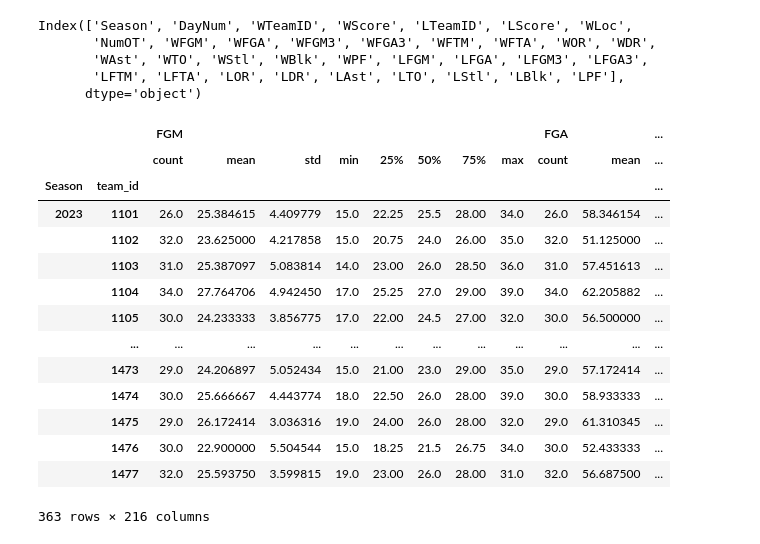
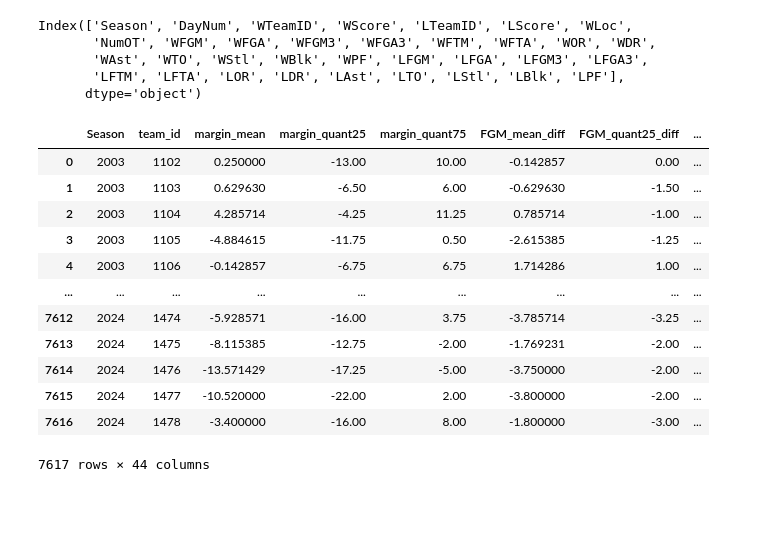
Before and after one commit to taylorlast/march_madness_2024, a Jupyter notebook: src/feature_creation.ipynb, the cells around one changed output. Drawn from its saved outputs; the diff is of its cells as text; code cells hidden in the pictures; blank space fills up the shorter version.

```diff
--- a/src/feature_creation.ipynb
+++ b/src/feature_creation.ipynb
@@ -61,7 +53,7 @@ for k, v in data.items():
     else:
         supplemental_data[k] = v
 # %%
-def get_season_stats(dataset, detailed=False, post_season=False, year=2024):
+def get_season_stats(dataset, detailed=False, post_season=False, year=None):
     # Gets the first letter in dataset
     gender = list(dataset.keys())[0][0]
 
@@ -76,8 +68,8 @@ def get_season_stats(dataset, detailed=False, post_season=False, year=2024):
             df = dataset[f"{gender}NCAATourneyCompactResults"]
         else:
             df = dataset[f"{gender}RegularSeasonCompactResults"]
-
-    df = df[df["Season"] == year]
+    if year is not None:
+        df = df[df["Season"] == year]
     return df, gender
 
 def compute_margins_of_victory(df):
@@ -455,7 +447,7 @@ df_2023, _ = get_season_stats(
     mens_data,
     detailed=True,
     post_season=False,
-    year=2023
+    year=None
 )
 # %%
 def get_team_stats(df):
@@ -476,33 +468,49 @@ def get_team_stats(df):
     lose_df["margin"] = -lose_df["margin"]
 
     teams = pd.concat([win_df, lose_df], axis=0)
-    return teams
+
+    df = teams.groupby(["Season", "team_id"])[
+        ['FGM', 'FGA', 'FGM3', 'FGA3', 'FTM', 'FTA', 'OR', 'DR', 'Ast',
+        'TO', 'Stl', 'Blk', 'PF', 'FGM_opp', 'FGA_opp', 'FGM3_opp', 'FGA3_opp',
+        'FTM_opp', 'FTA_opp', 'OR_opp', 'DR_opp', 'Ast_opp', 'TO_opp',
+        'Stl_opp', 'Blk_opp', 'PF_opp', 'margin'
+        ]
+    ].agg([
+            ("mean", "mean"),
+            ("quant25" , lambda x: x.quantile(.25)),
+            ("quant75", lambda x: x.quantile(.75))
+        ]
+    ).reset_index()
+    df.columns = [(col + "_" + agg_func).strip("_") for col, agg_func in zip(df.columns.get_level_values(0), df.columns.get_level_values(1))]
+
+    for col in df.columns:
+        if (
+            "_opp" in col
+            and col.replace("_opp", "") in df.columns
+            and col not in ["Season", "team_id"]
+        ):
+            new_col = col.replace("_opp", "") + "_diff"
+            df[new_col] = df[col.replace("_opp", "")] - df[col]
+            df = df.drop([col.replace("_opp", ""), col], axis=1)
+    return df
 # %%
 df = get_team_stats(df_2023)
-# %%
-df.groupby(["Season", "team_id"])[
-    ['FGM', 'FGA', 'FGM3', 'FGA3', 'FTM', 'FTA', 'OR', 'DR', 'Ast',
-       'TO', 'Stl', 'Blk', 'PF', 'FGM_opp', 'FGA_opp', 'FGM3_opp', 'FGA3_opp',
-       'FTM_opp', 'FTA_opp', 'OR_opp', 'DR_opp', 'Ast_opp', 'TO_opp',
-       'Stl_opp', 'Blk_opp', 'PF_opp', 'margin'
-    ]
-].describe()
-# %% [output]
-|  |  | FGM |  |  |  |  |  |  |  | FGA |  | ... |
-|  |  | count | mean | std | min | 25% | 50% | 75% | max | count | mean | ... |
-| Season | team_id |  |  |  |  |  |  |  |  |  |  | ... |
-| 2023 | 1101 | 26.0 | 25.384615 | 4.409779 | 15.0 | 22.25 | 25.5 | 28.00 | 34.0 | 26.0 | 58.346154 | ... |
-|  | 1102 | 32.0 | 23.625000 | 4.217858 | 15.0 | 20.75 | 24.0 | 26.00 | 35.0 | 32.0 | 51.125000 | ... |
-|  | 1103 | 31.0 | 25.387097 | 5.083814 | 14.0 | 23.00 | 26.0 | 28.50 | 36.0 | 31.0 | 57.451613 | ... |
-|  | 1104 | 34.0 | 27.764706 | 4.942450 | 17.0 | 25.25 | 27.0 | 29.00 | 39.0 | 34.0 | 62.205882 | ... |
-|  | 1105 | 30.0 | 24.233333 | 3.856775 | 17.0 | 22.00 | 24.5 | 27.00 | 32.0 | 30.0 | 56.500000 | ... |
-|  | ... | ... | ... | ... | ... | ... | ... | ... | ... | ... | ... | ... |
-|  | 1473 | 29.0 | 24.206897 | 5.052434 | 15.0 | 21.00 | 23.0 | 29.00 | 35.0 | 29.0 | 57.172414 | ... |
-|  | 1474 | 30.0 | 25.666667 | 4.443774 | 18.0 | 22.50 | 26.0 | 28.00 | 39.0 | 30.0 | 58.933333 | ... |
-|  | 1475 | 29.0 | 26.172414 | 3.036316 | 19.0 | 24.00 | 26.0 | 28.00 | 32.0 | 29.0 | 61.310345 | ... |
-|  | 1476 | 30.0 | 22.900000 | 5.504544 | 15.0 | 18.25 | 21.5 | 26.75 | 34.0 | 30.0 | 52.433333 | ... |
-|  | 1477 | 32.0 | 25.593750 | 3.599815 | 19.0 | 23.00 | 26.0 | 28.00 | 31.0 | 32.0 | 56.687500 | ... |
-363 rows × 216 columns
+# %%
+df
+# %% [output]
+|  | Season | team_id | margin_mean | margin_quant25 | margin_quant75 | FGM_mean_diff | FGM_quant25_diff | ... |
+| 0 | 2003 | 1102 | 0.250000 | -13.00 | 10.00 | -0.142857 | 0.00 | ... |
+| 1 | 2003 | 1103 | 0.629630 | -6.50 | 6.00 | -0.629630 | -1.50 | ... |
+| 2 | 2003 | 1104 | 4.285714 | -4.25 | 11.25 | 0.785714 | -1.00 | ... |
+| 3 | 2003 | 1105 | -4.884615 | -11.75 | 0.50 | -2.615385 | -1.25 | ... |
+| 4 | 2003 | 1106 | -0.142857 | -6.75 | 6.75 | 1.714286 | 1.00 | ... |
+| ... | ... | ... | ... | ... | ... | ... | ... | ... |
+| 7612 | 2024 | 1474 | -5.928571 | -16.00 | 3.75 | -3.785714 | -3.25 | ... |
+| 7613 | 2024 | 1475 | -8.115385 | -12.75 | -2.00 | -1.769231 | -2.00 | ... |
+| 7614 | 2024 | 1476 | -13.571429 | -17.25 | -5.00 | -3.750000 | -2.00 | ... |
+| 7615 | 2024 | 1477 | -10.520000 | -22.00 | 2.00 | -3.800000 | -2.00 | ... |
+| 7616 | 2024 | 1478 | -3.400000 | -16.00 | 8.00 | -1.800000 | -3.00 | ... |
+7617 rows × 44 columns
 # %%
 # import requests
 # from bs4 import BeautifulSoup
```
Also changed, not shown: parts of 2 cells of this notebook, 22 other files.
